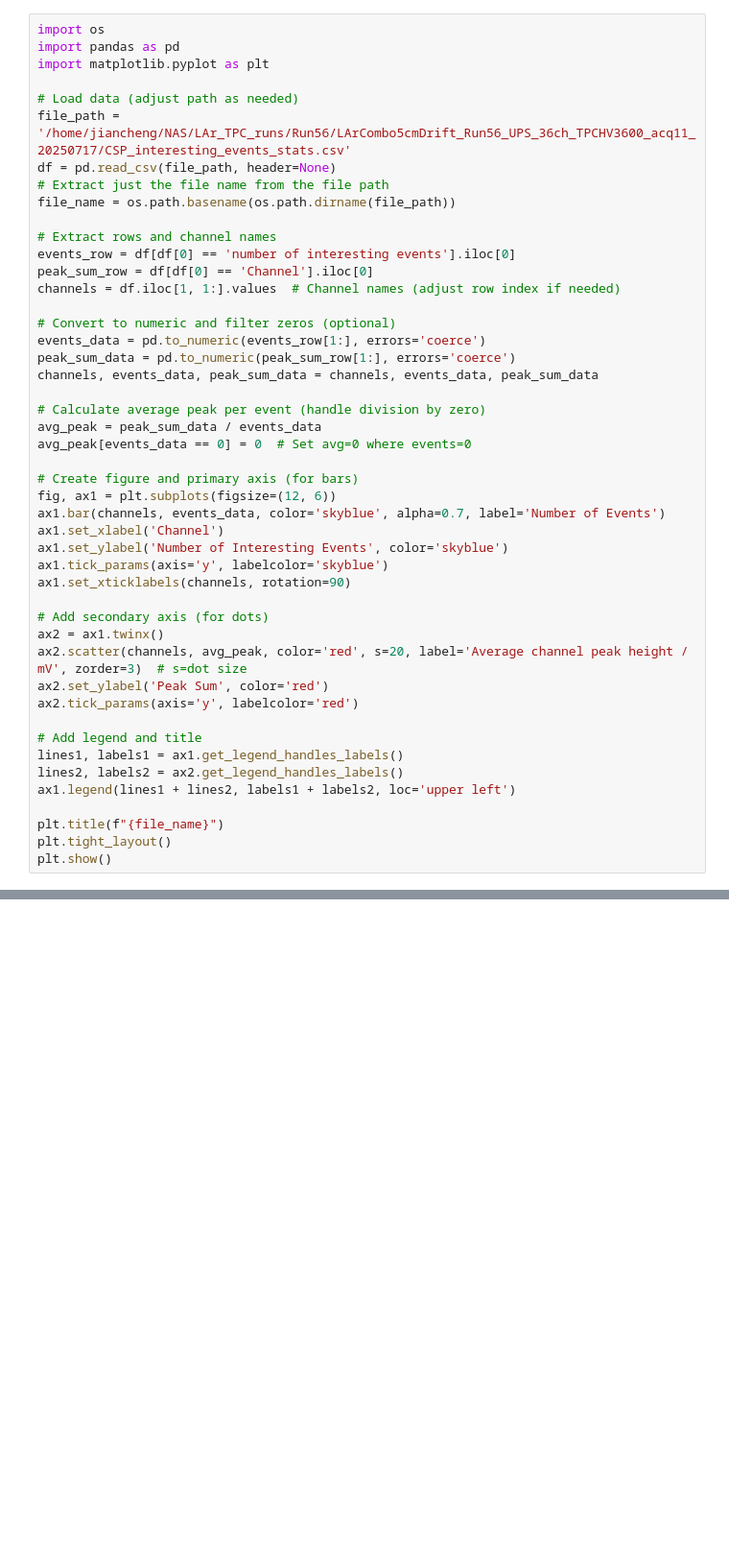
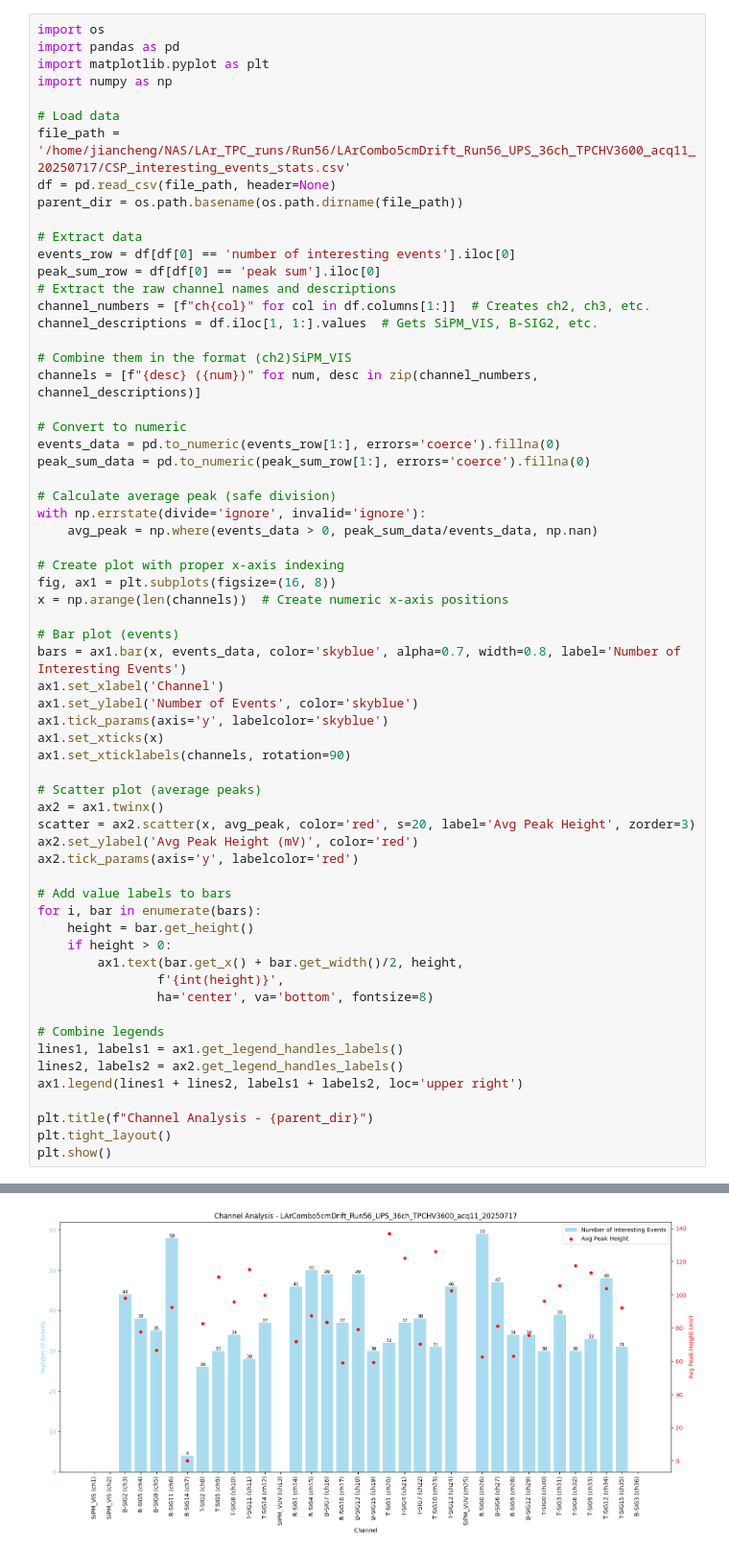
Before and after one commit to Eclipsedclaw/GramsAnalysis, a Jupyter notebook: other/CSP_stats.ipynb, the cells around one changed output, grey strips where cells are left out. Shown at 96% size. Saved outputs shown, nothing was run; the diff lists cells and outputs as text; blank space fills up the shorter version.

Commit message:
upgrade plot for CSP stats

```diff
--- a/other/CSP_stats.ipynb
+++ b/other/CSP_stats.ipynb
@@ -2,47 +2,63 @@
 import os
 import pandas as pd
 import matplotlib.pyplot as plt
+import numpy as np
 
-# Load data (adjust path as needed)
+# Load data
 file_path = '/home/jiancheng/NAS/LAr_TPC_runs/Run56/LArCombo5cmDrift_Run56_UPS_36ch_TPCHV3600_acq11_20250717/CSP_interesting_events_stats.csv'
 df = pd.read_csv(file_path, header=None)
-# Extract just the file name from the file path
-file_name = os.path.basename(os.path.dirname(file_path))
+parent_dir = os.path.basename(os.path.dirname(file_path))
 
-# Extract rows and channel names
+# Extract data
 events_row = df[df[0] == 'number of interesting events'].iloc[0]
-peak_sum_row = df[df[0] == 'Channel'].iloc[0]
-channels = df.iloc[1, 1:].values  # Channel names (adjust row index if needed)
+peak_sum_row = df[df[0] == 'peak sum'].iloc[0]
+# Extract the raw channel names and descriptions
+channel_numbers = [f"ch{col}" for col in df.columns[1:]]  # Creates ch2, ch3, etc.
+channel_descriptions = df.iloc[1, 1:].values  # Gets SiPM_VIS, B-SIG2, etc.
 
-# Convert to numeric and filter zeros (optional)
-events_data = pd.to_numeric(events_row[1:], errors='coerce')
-peak_sum_data = pd.to_numeric(peak_sum_row[1:], errors='coerce')
-channels, events_data, peak_sum_data = channels, events_data, peak_sum_data
+# Combine them in the format (ch2)SiPM_VIS
+channels = [f"{desc} ({num})" for num, desc in zip(channel_numbers, channel_descriptions)]
 
-# Calculate average peak per event (handle division by zero)
-avg_peak = peak_sum_data / events_data
-avg_peak[events_data == 0] = 0  # Set avg=0 where events=0
+# Convert to numeric
+events_data = pd.to_numeric(events_row[1:], errors='coerce').fillna(0)
+peak_sum_data = pd.to_numeric(peak_sum_row[1:], errors='coerce').fillna(0)
 
-# Create figure and primary axis (for bars)
-fig, ax1 = plt.subplots(figsize=(12, 6))
-ax1.bar(channels, events_data, color='skyblue', alpha=0.7, label='Number of Events')
+# Calculate average peak (safe division)
+with np.errstate(divide='ignore', invalid='ignore'):
+    avg_peak = np.where(events_data > 0, peak_sum_data/events_data, np.nan)
+
+# Create plot with proper x-axis indexing
+fig, ax1 = plt.subplots(figsize=(16, 8))
+x = np.arange(len(channels))  # Create numeric x-axis positions
+
+# Bar plot (events)
+bars = ax1.bar(x, events_data, color='skyblue', alpha=0.7, width=0.8, label='Number of Interesting Events')
 ax1.set_xlabel('Channel')
-ax1.set_ylabel('Number of Interesting Events', color='skyblue')
+ax1.set_ylabel('Number of Events', color='skyblue')
 ax1.tick_params(axis='y', labelcolor='skyblue')
+ax1.set_xticks(x)
 ax1.set_xticklabels(channels, rotation=90)
 
-# Add secondary axis (for dots)
+# Scatter plot (average peaks)
 ax2 = ax1.twinx()
-ax2.scatter(channels, avg_peak, color='red', s=20, label='Average channel peak height / mV', zorder=3)  # s=dot size
-ax2.set_ylabel('Peak Sum', color='red')
+scatter = ax2.scatter(x, avg_peak, color='red', s=20, label='Avg Peak Height', zorder=3)
+ax2.set_ylabel('Avg Peak Height (mV)', color='red')
 ax2.tick_params(axis='y', labelcolor='red')
 
-# Add legend and title
+# Add value labels to bars
+for i, bar in enumerate(bars):
+    height = bar.get_height()
+    if height > 0:
+        ax1.text(bar.get_x() + bar.get_width()/2, height,
+                f'{int(height)}',
+                ha='center', va='bottom', fontsize=8)
+
+# Combine legends
 lines1, labels1 = ax1.get_legend_handles_labels()
 lines2, labels2 = ax2.get_legend_handles_labels()
-ax1.legend(lines1 + lines2, labels1 + labels2, loc='upper left')
+ax1.legend(lines1 + lines2, labels1 + labels2, loc='upper right')
 
-plt.title(f"{file_name}")
+plt.title(f"Channel Analysis - {parent_dir}")
 plt.tight_layout()
 plt.show()
 # %% [output]
@@ -49,0 +65 @@ IndexError: single positional indexer is out-of-bounds
+[figure, added]
```
Also changed, not shown: parts of 1 cell of this notebook.
